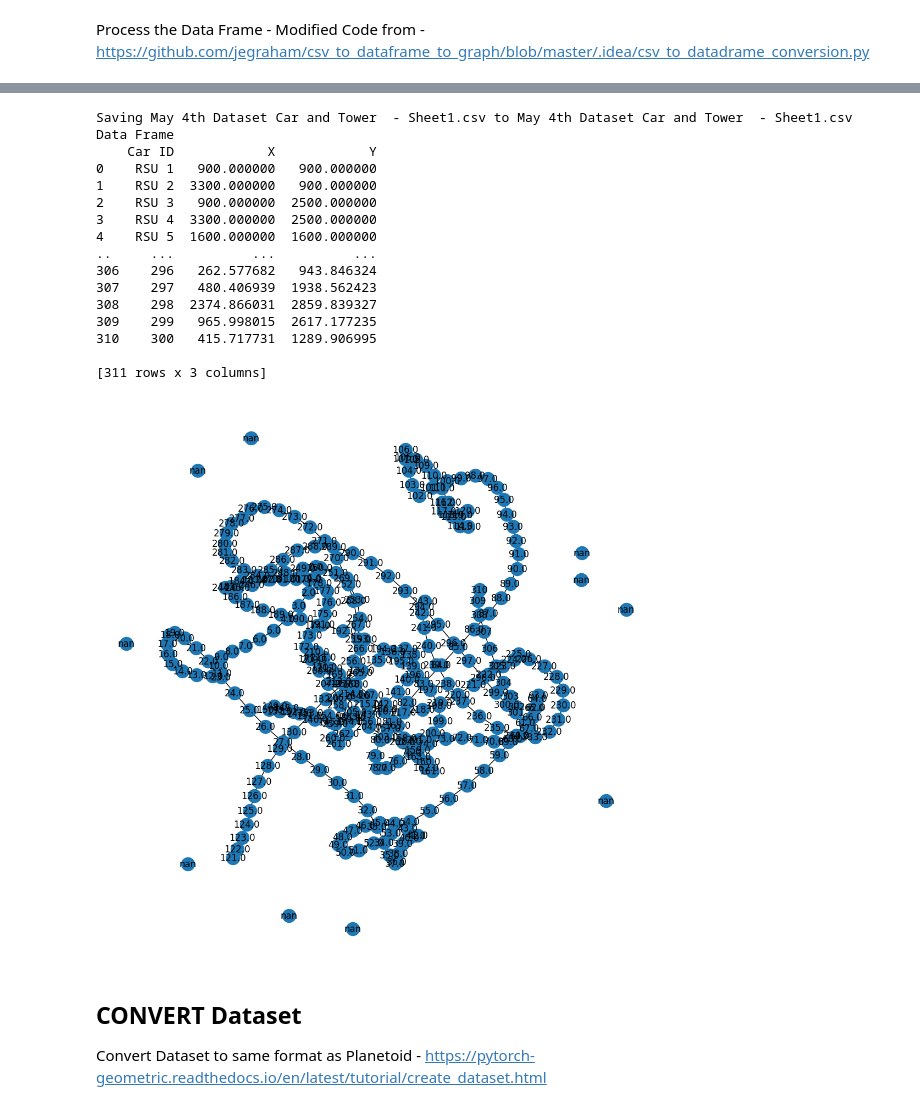
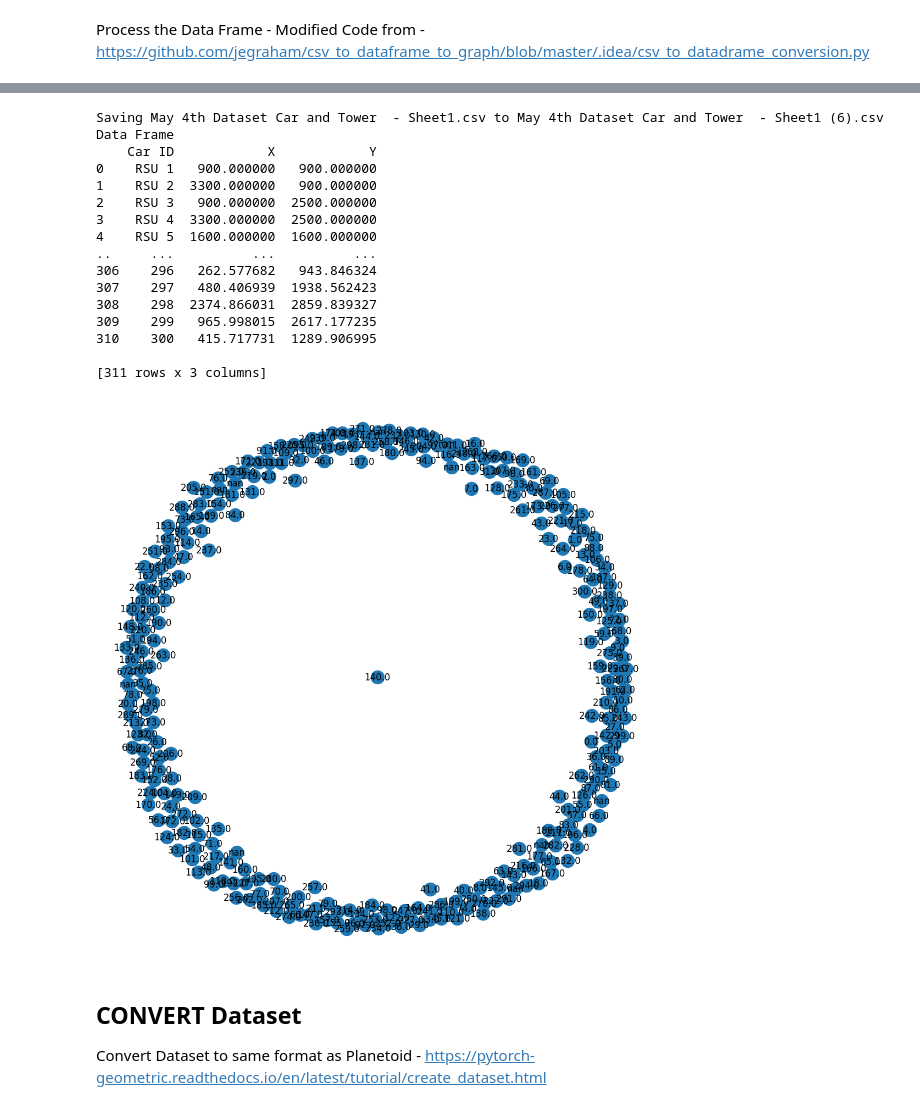
Before and after one commit to jegraham/Phase-1-Basic-GNN, a Jupyter notebook: Graham,_Jessica_Simple_GNN_Phase_1.ipynb, the cells around one changed output, grey strips where cells are left out. Saved outputs shown, nothing was run; the diff lists cells and outputs as text; code cells hidden in the pictures.

Commit message:
Updating the initial data import

```diff
--- a/Graham,_Jessica_Simple_GNN_Phase_1.ipynb
+++ b/Graham,_Jessica_Simple_GNN_Phase_1.ipynb
@@ -170,26 +151,68 @@ edge = []
 x_list = []
 y_list = []
 
+# Perform necessary preprocessing, feature extraction, etc., on the data
+# You need to transform your data into the appropriate format for PyTorch Geometric
+edge_index = []
+
+# Convert 'Car ID' column to numeric values
+df['Car ID'] = pd.to_numeric(df['Car ID'], errors='coerce')
+
+# Assign numeric IDs based on 'Car ID' column
+car_ids = torch.tensor(df['Car ID'].values, dtype=torch.float)
+vertex = car_ids  # Use 'Car ID' as the vertex tensor
+
+
 # Loop row by row
-for index, row in df.iterrows():  ##--------------------------------------> Problem: Need to ensure we are going through all possible combinations to get all matches...not 1 to
-    x1 = df.loc[index, 'X']
-    y1 = df.loc[index, 'Y']
+# for index, row in df.iterrows():  ##--------------------------------------> Problem: Need to ensure we are going through all possible combinations to get all matches...not 1 to
+#     x1 = df.loc[index, 'X']
+#     y1 = df.loc[index, 'Y']
 
-    if index == len(df) - 1:
-        break  # exit for loop
+#     if index == len(df) - 1:
+#         break  # exit for loop
 
-    x2 = df.loc[index + 1, 'X']
-    y2 = df.loc[index + 1, 'Y']
+#     x2 = df.loc[index + 1, 'X']
+#     y2 = df.loc[index + 1, 'Y']
 
-    distance = math.sqrt((x2 - x1) ** 2 + (y2 - y1) ** 2)
-    #print(distance)
+#     distance = math.sqrt((x2 - x1) ** 2 + (y2 - y1) ** 2)
+#     #print(distance)
 
-    # Convert the dataframe to the edge index matrix
-    if distance <= 3000:
-        new_edge = (index, index + 1)
-        edge.append(new_edge)
-        x_list.append(x1)
-        y_list.append(y1)
+#     # Convert the dataframe to the edge index matrix
+#     if distance <= 3000:
+#         new_edge = (index, index + 1)
+#         edge.append(new_edge)
+#         x_list.append(x1)
+#         y_list.append(y1)
+
+
+
+
+# Loop row by row
+for index, row in df.iterrows():
+   # print('>>', self.data.loc[index, 'Car ID'],'\n')
+   # print('>>')
+
+   x1 = df.loc[index, 'X']
+   y1 = df.loc[index, 'Y']
+
+   # Inner loop to iterate through all other vehicles
+   for inner_index, inner_row in df.iterrows(): ## ----> Problem resolved here (need to add above and also add below graph output code to ensure it does not show data in a donut formation)
+        if index == len(df) - 1:
+          break  # exit for loop
+
+        x2 = df.loc[inner_index, 'X']
+        y2 = df.loc[inner_index, 'Y']
+
+        distance = math.sqrt((x2 - x1) ** 2 + (y2 - y1) ** 2)
+        # print(distance)
+
+        # Convert the dataframe to the edge index matrix
+        if distance <= 100: # This will include self references
+           #print(data.loc[inner_index,'Car ID'], end=' ')
+           new_edge = (index, inner_index)
+           edge_index.append(new_edge)
+           x_list.append(x1)
+           y_list.append(y1)
 
 data = Data(
     x=torch.tensor(x_list),
@@ -219,35 +242,35 @@ plt.savefig('graph.png')
 
 
 
 # Convert the graph to an adjacency matrix
 adj_matrix = nx.convert_matrix.to_numpy_array(G)
 
 # Save the adjacency matrix to a file
 np.savetxt('adjacency_matrix.csv', adj_matrix, delimiter=',')
 
 
 # Apply feature normalization
 transform = NormalizeFeatures()
 data = transform(data)
 # %% [output]
 [interactive output not drawn]
-Saving May 4th Dataset Car and Tower  - Sheet1.csv to May 4th Dataset Car and Tower  - Sheet1.csv
+Saving May 4th Dataset Car and Tower  - Sheet1.csv to May 4th Dataset Car and Tower  - Sheet1 (6).csv
 Data Frame
     Car ID            X            Y
 0    RSU 1   900.000000   900.000000
 1    RSU 2  3300.000000   900.000000
 2    RSU 3   900.000000  2500.000000
 3    RSU 4  3300.000000  2500.000000
 4    RSU 5  1600.000000  1600.000000
 ..     ...          ...          ...
 306    296   262.577682   943.846324
 307    297   480.406939  1938.562423
 308    298  2374.866031  2859.839327
 309    299   965.998015  2617.177235
 310    300   415.717731  1289.906995
 
 [311 rows x 3 columns]
-[figure, old version]
+[figure, new version]
 # %% [markdown]
 ## CONVERT Dataset
 
```
Also changed, not shown: parts of 11 cells of this notebook.
